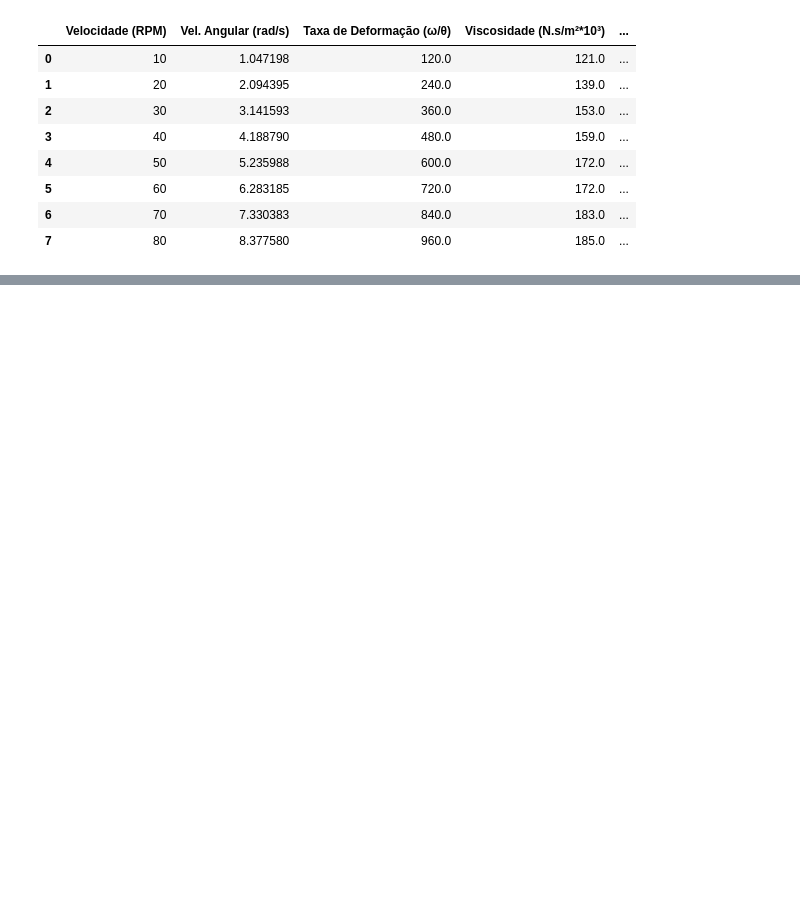
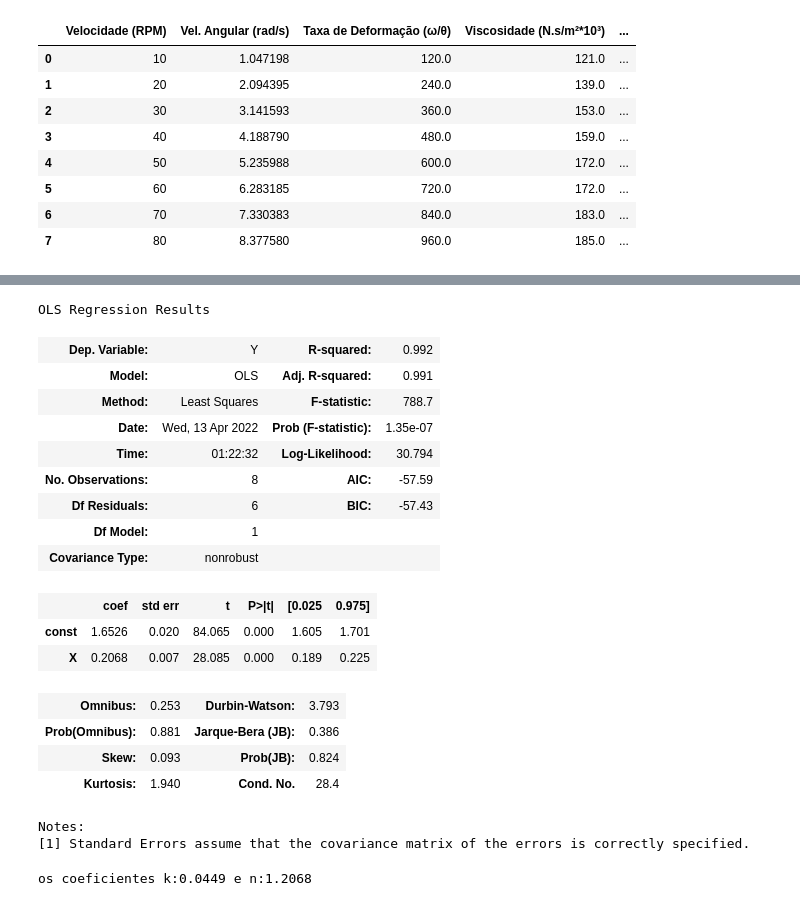
Before and after one commit to ahpqmiranda/ufpa_materiais, a Jupyter notebook: Mecânica dos Fluidos/logaritmandos.ipynb, the cells around one changed output, grey strips where cells are left out. Drawn from its saved outputs; the diff is of its cells as text; code cells hidden in the pictures; blank space fills up the shorter version.

```diff
--- a/Mecânica dos Fluidos/logaritmandos.ipynb
+++ b/Mecânica dos Fluidos/logaritmandos.ipynb
@@ -74,0 +72,46 @@ array([2.08253689, 2.1447802 , 2.1811902 , 2.20702351, 2.22706138,
+# %%
+datas_regression = {
+    'X': np.log10(angular),
+    'Y': np.log10(var_visco),
+    'XY': np.log10(angular) * np.log10(var_visco),
+    'X2': np.log10(angular) * np.log10(angular)
+}
+datas_regression = pd.DataFrame(datas_regression)
+
+A = (len(angular) * sum(datas_regression.XY) - sum(datas_regression.Y) * sum(datas_regression.X))/(len(angular) * sum(datas_regression.X2) - (sum(datas_regression.X)**2))
+# A é o coeficiente n-1, onde n vai ser 1.20676
+
+B = (sum(datas_regression.X)*sum(datas_regression.XY) - sum(datas_regression.Y)*sum(datas_regression.X2))/((sum(datas_regression.X)**2) - len(angular) * sum(datas_regression.X2))
+# B é o log10(k) * 10^3, logo k tem que ser 0.0449
+
+x = sm.add_constant(datas_regression.X)
+
+resultados = sm.OLS(datas_regression.Y, x).fit()
+resultados.summary()
+# %% [output]
+OLS Regression Results
+| Dep. Variable: | Y | R-squared: | 0.992 |
+| Model: | OLS | Adj. R-squared: | 0.991 |
+| Method: | Least Squares | F-statistic: | 788.7 |
+| Date: | Wed, 13 Apr 2022 | Prob (F-statistic): | 1.35e-07 |
+| Time: | 01:22:32 | Log-Likelihood: | 30.794 |
+| No. Observations: | 8 | AIC: | -57.59 |
+| Df Residuals: | 6 | BIC: | -57.43 |
+| Df Model: | 1 |  |  |
+| Covariance Type: | nonrobust |  |  |
+|  | coef | std err | t | P>|t| | [0.025 | 0.975] |
+| const | 1.6526 | 0.020 | 84.065 | 0.000 | 1.605 | 1.701 |
+| X | 0.2068 | 0.007 | 28.085 | 0.000 | 0.189 | 0.225 |
+| Omnibus: | 0.253 | Durbin-Watson: | 3.793 |
+| Prob(Omnibus): | 0.881 | Jarque-Bera (JB): | 0.386 |
+| Skew: | 0.093 | Prob(JB): | 0.824 |
+| Kurtosis: | 1.940 | Cond. No. | 28.4 |
+Notes:
+[1] Standard Errors assume that the covariance matrix of the errors is correctly specified.
+# %%
+n = A + 1
+k = (10**B)/1000
+
+print('os coeficientes k:{:.4f} e n:{:.4f}'.format(k,n))
+# %% [output]
+os coeficientes k:0.0449 e n:1.2068
```
Also changed, not shown: parts of 7 cells of this notebook, 1 other file.
